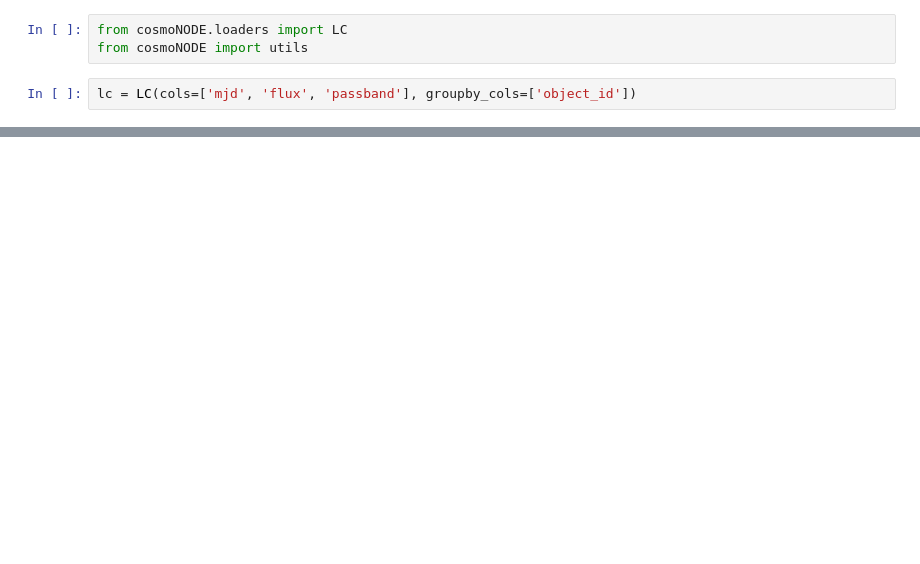
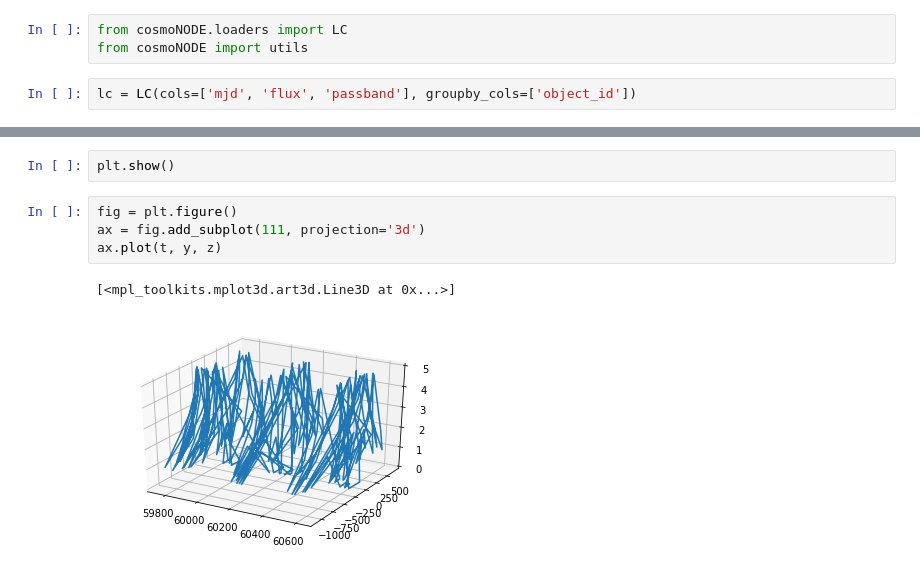
Before and after one commit to deepskies/cosmoNODE, a Jupyter notebook: 3d_plot_train.ipynb, the cells around one changed output, grey strips where cells are left out. Drawn from its saved outputs; the diff is of its cells as text; blank space fills up the shorter version.

```diff
--- a/3d_plot_train.ipynb
+++ b/3d_plot_train.ipynb
@@ -18,0 +37,9 @@ NameError: name 'cols' is not defined
+# %%
+plt.show()
+# %%
+fig = plt.figure()
+ax = fig.add_subplot(111, projection='3d')
+ax.plot(t, y, z)
+# %% [output]
+[<mpl_toolkits.mplot3d.art3d.Line3D at 0x...>]
+[figure, added]
```
Also changed, not shown: parts of 14 cells of this notebook, 1 other file.
